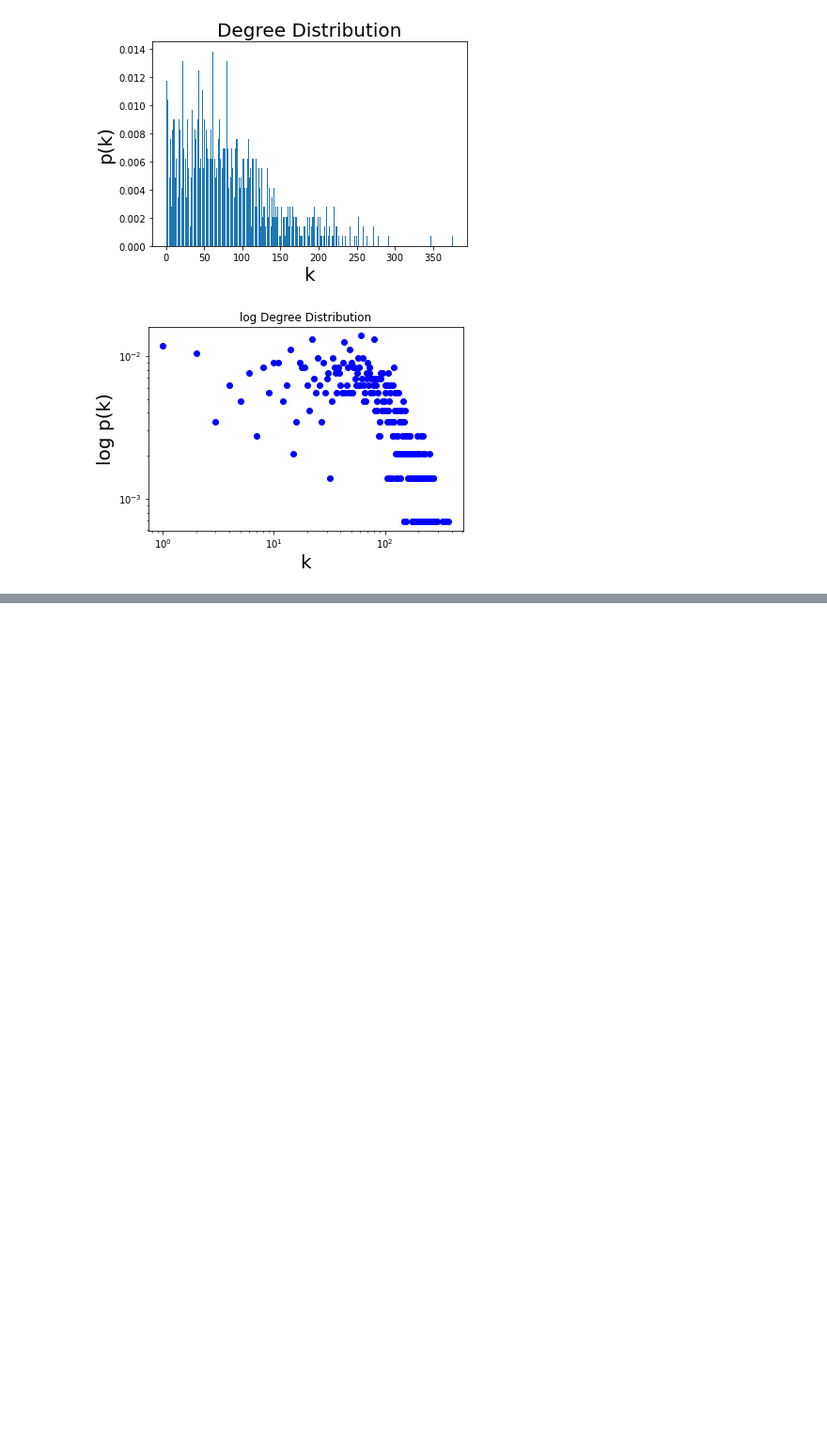
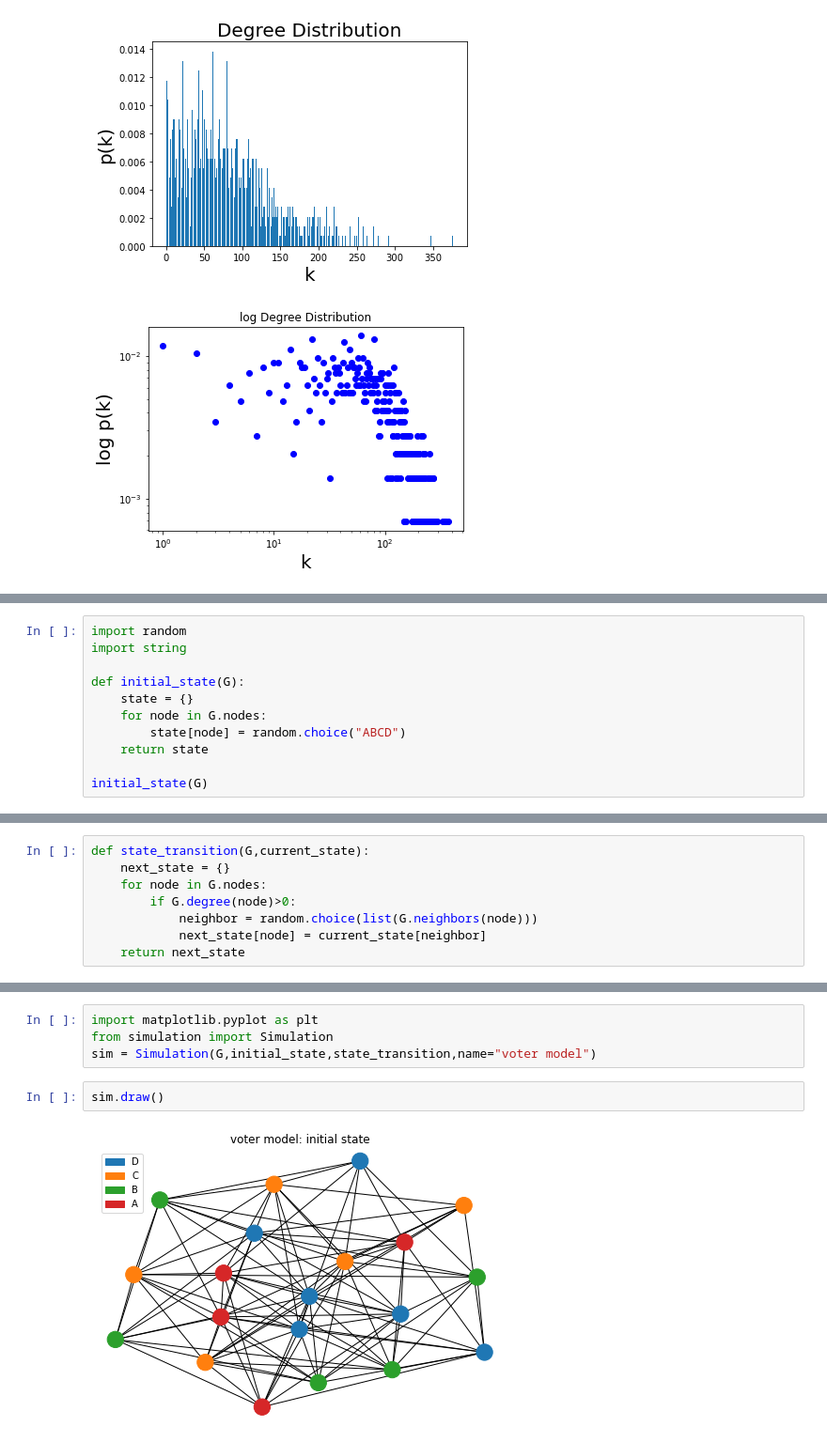
Before and after one commit to gezzzo/Social-final-project-, a Jupyter notebook: Social project.ipynb, the cells around one changed output, grey strips where cells are left out. Shown at 94% size. Saved outputs shown, nothing was run; the diff lists cells and outputs as text; blank space fills up the shorter version.

```diff
--- a/Social project.ipynb
+++ b/Social project.ipynb
@@ -181,0 +187,11 @@ plot_degree_dist(G)
+# %%
+import random
+import string
+
+def initial_state(G):
+    state = {}
+    for node in G.nodes:
+        state[node] = random.choice("ABCD")
+    return state
+
+initial_state(G)
@@ -181,0 +219,8 @@ plot_degree_dist(G)
+# %%
+def state_transition(G,current_state):
+    next_state = {}
+    for node in G.nodes:
+        if G.degree(node)>0:
+            neighbor = random.choice(list(G.neighbors(node)))
+            next_state[node] = current_state[neighbor]
+    return next_state
@@ -181,0 +251,8 @@ plot_degree_dist(G)
+# %%
+import matplotlib.pyplot as plt
+from simulation import Simulation
+sim = Simulation(G,initial_state,state_transition,name="voter model")
+# %%
+sim.draw()
+# %% [output]
+[figure, added]
```
Also changed, not shown: parts of 5 cells of this notebook, 1 other file.
